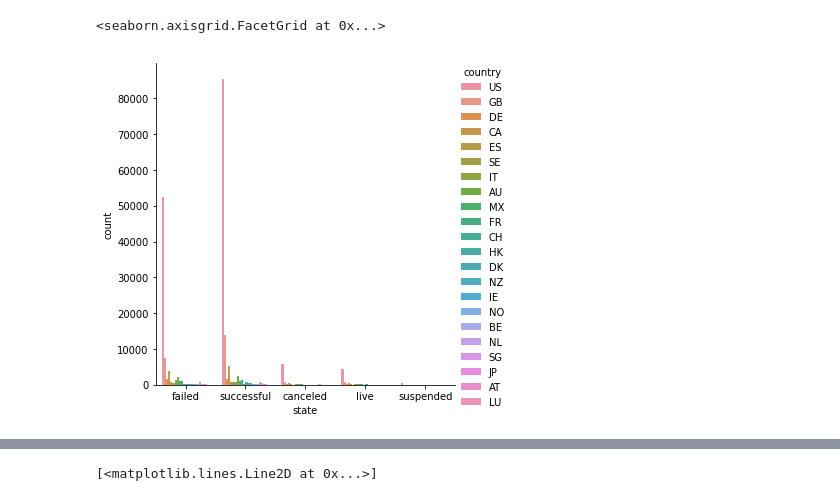
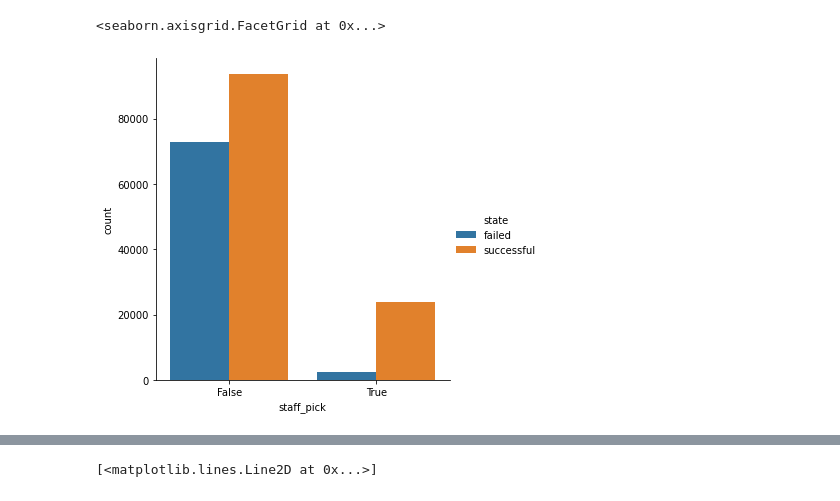
Before and after one commit to AIMPED/ML_Classification_Kickstarter, a Jupyter notebook: ML_Classification_Kickstarter_Adrian.ipynb, the cells around one changed output, grey strips where cells are left out. Saved outputs shown, nothing was run; the diff lists cells and outputs as text; code cells hidden in the pictures.

```diff
--- a/ML_Classification_Kickstarter_Adrian.ipynb
+++ b/ML_Classification_Kickstarter_Adrian.ipynb
@@ -12,6 +12,8 @@ df.drop(['Unnamed: 0'],axis=1,inplace=True);
 
 # rename some columns
 df.rename(columns={'name_category':'category_sub','slug_category':'category','blurb':'description'},inplace=True)
+
+df.category = df.category.apply(lambda x: x.split('/')[0])
 # %%
 #staff_pick -> Vorsicht!
 ## features to add
@@ -34,7 +36,7 @@ def chg_date(x):
 time_col = ['created_at','deadline','state_changed_at','launched_at']
 df[time_col] = df[time_col].applymap(chg_date)
 # %%
-sns.catplot(data=df, x='state', hue='country', kind='count')
+sns.catplot(data=df.query('state in ["successful","failed"]'), x='staff_pick', hue='state', kind='count')
 # %% [output]
 <seaborn.axisgrid.FacetGrid at 0x...>
-[figure, old version]
+[figure, new version]
```
Also changed, not shown: parts of 16 cells of this notebook.
